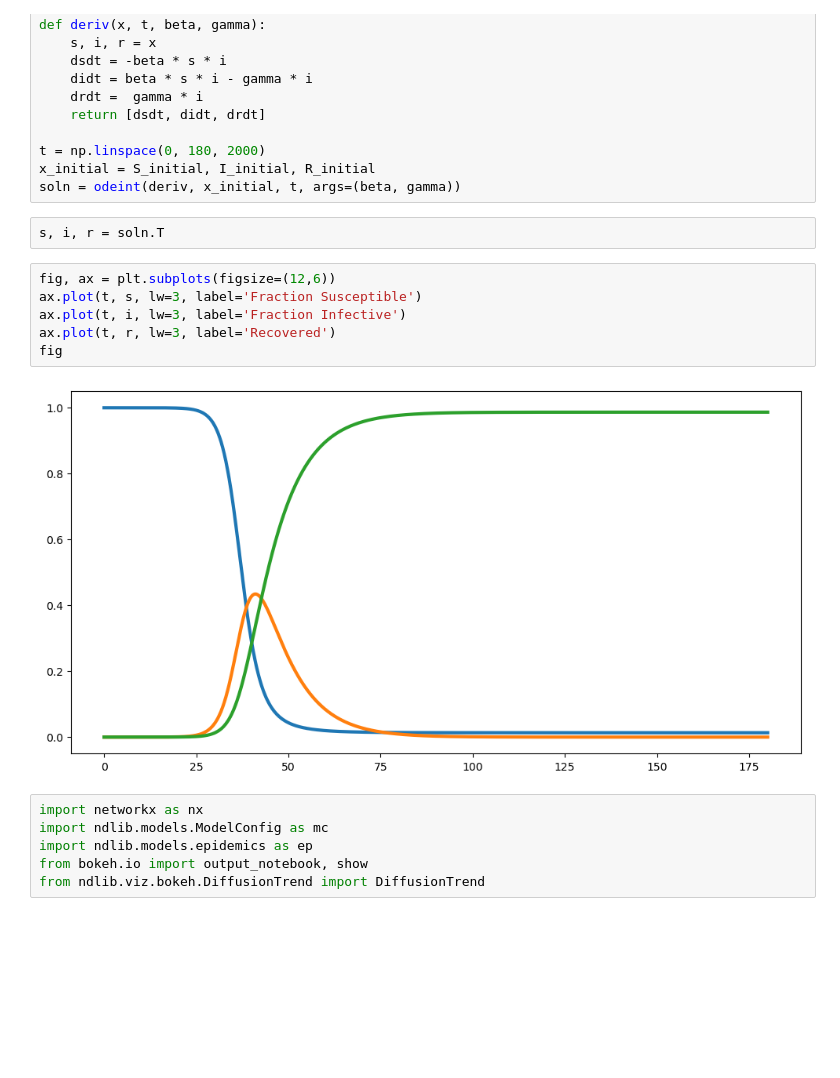
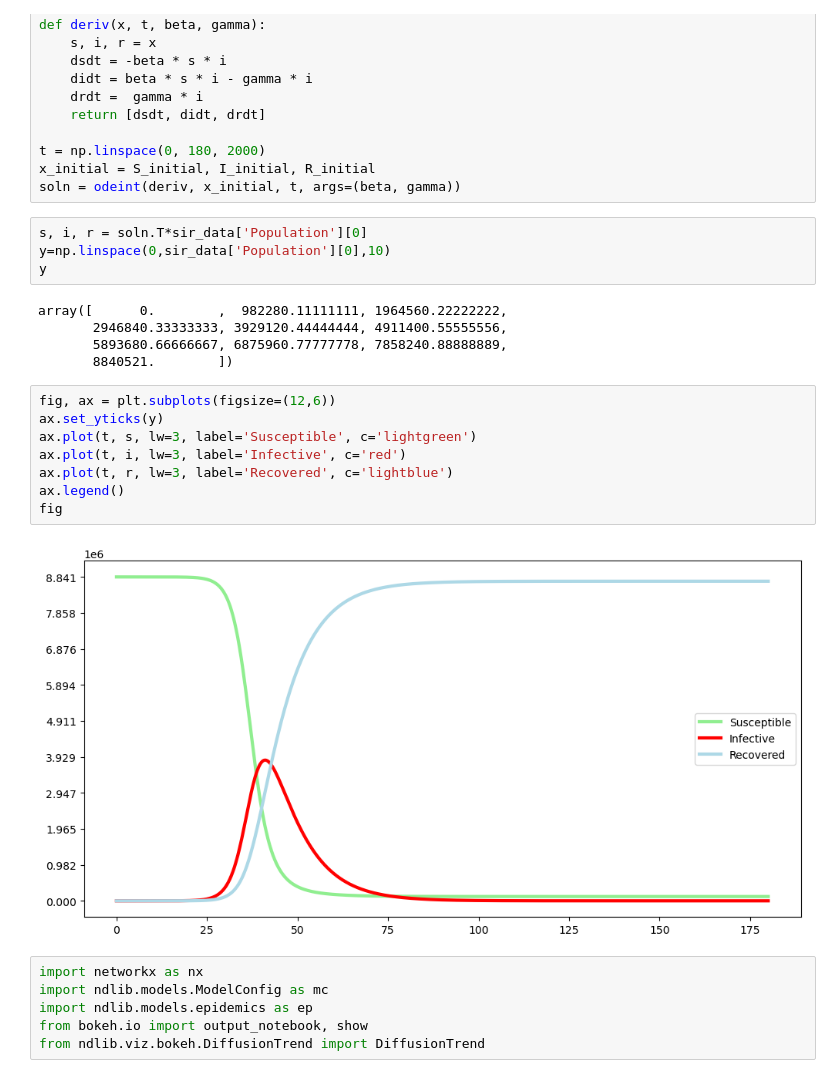
Before and after one commit to Adiklafa/Matprog, a Jupyter notebook: sir.ipynb, the cells around one changed output. Saved outputs shown, nothing was run; the diff lists cells and outputs as text; blank space fills up the shorter version.

```diff
--- a/sir.ipynb
+++ b/sir.ipynb
@@ -152,15 +154,24 @@ t = np.linspace(0, 180, 2000)
 x_initial = S_initial, I_initial, R_initial
 soln = odeint(deriv, x_initial, t, args=(beta, gamma))
 # %%
-s, i, r = soln.T
+s, i, r = soln.T*sir_data['Population'][0]
+y=np.linspace(0,sir_data['Population'][0],10)
+y
+# %% [output]
+array([      0.        ,  982280.11111111, 1964560.22222222,
+       2946840.33333333, 3929120.44444444, 4911400.55555556,
+       5893680.66666667, 6875960.77777778, 7858240.88888889,
+       8840521.        ])
 # %%
 fig, ax = plt.subplots(figsize=(12,6))
-ax.plot(t, s, lw=3, label='Fraction Susceptible')
-ax.plot(t, i, lw=3, label='Fraction Infective')
-ax.plot(t, r, lw=3, label='Recovered')
+ax.set_yticks(y)
+ax.plot(t, s, lw=3, label='Susceptible', c='lightgreen')
+ax.plot(t, i, lw=3, label='Infective', c='red')
+ax.plot(t, r, lw=3, label='Recovered', c='lightblue')
+ax.legend()
 fig
 # %% [output]
-[figure, old version]
+[figure, new version]
 # %%
 import networkx as nx
 import ndlib.models.ModelConfig as mc
```
Also changed, not shown: parts of 6 cells of this notebook.
